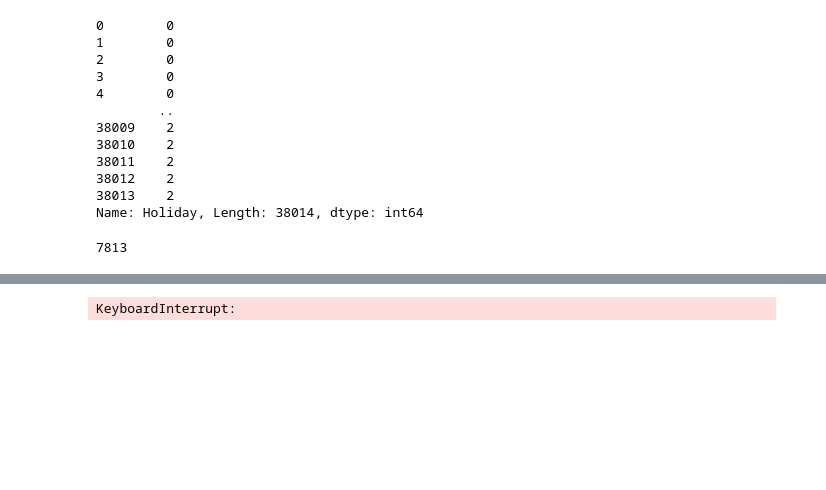
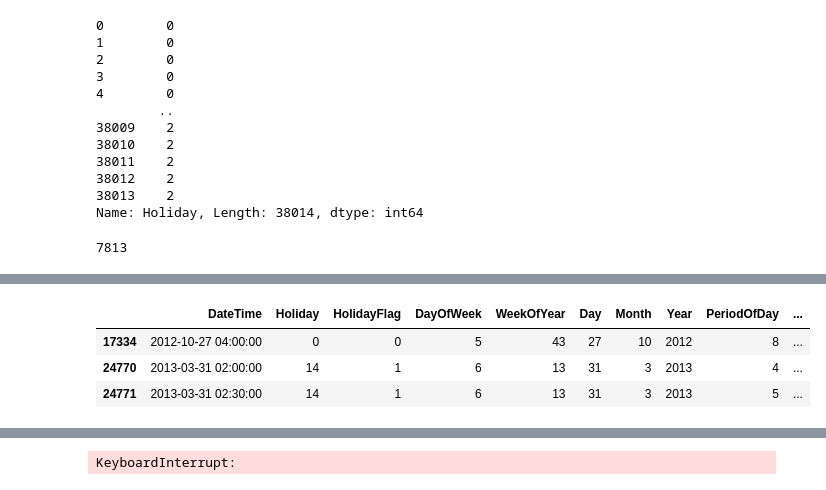
Before and after one commit to MapsaBootCamp/ML3_EXERCISE, a Jupyter notebook: examwithoutanswer.ipynb, the cells around one changed output, grey strips where cells are left out. Saved outputs shown, nothing was run; the diff lists cells and outputs as text; code cells hidden in the pictures; blank space fills up the shorter version.

```diff
--- a/examwithoutanswer.ipynb
+++ b/examwithoutanswer.ipynb
@@ -103,0 +164,7 @@ df_dropped_none = df.dropna()
+# %%
+df[df["ActualWindProduction"].isna()]
+# %% [output]
+|  | DateTime | Holiday | HolidayFlag | DayOfWeek | WeekOfYear | Day | Month | Year | PeriodOfDay | ... |
+| 17334 | 2012-10-27 04:00:00 | 0 | 0 | 5 | 43 | 27 | 10 | 2012 | 8 | ... |
+| 24770 | 2013-03-31 02:00:00 | 14 | 1 | 6 | 13 | 31 | 3 | 2013 | 4 | ... |
+| 24771 | 2013-03-31 02:30:00 | 14 | 1 | 6 | 13 | 31 | 3 | 2013 | 5 | ... |
```
Also changed, not shown: parts of 15 cells of this notebook.
